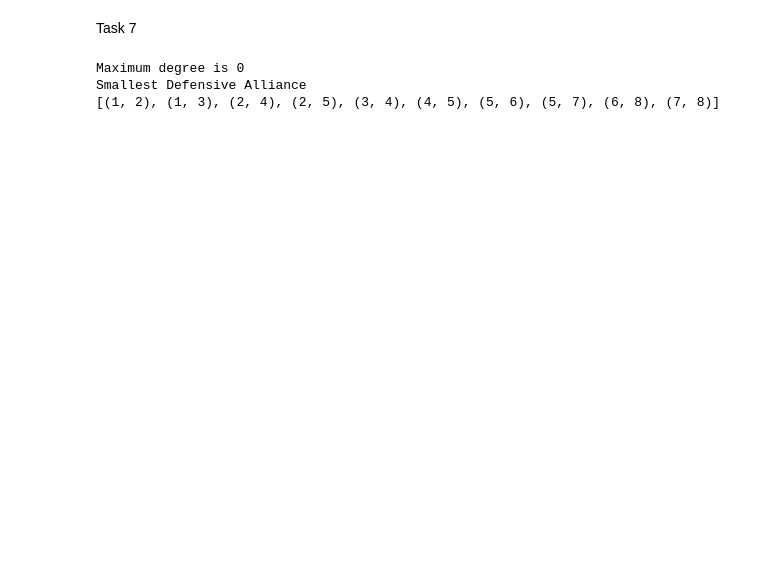
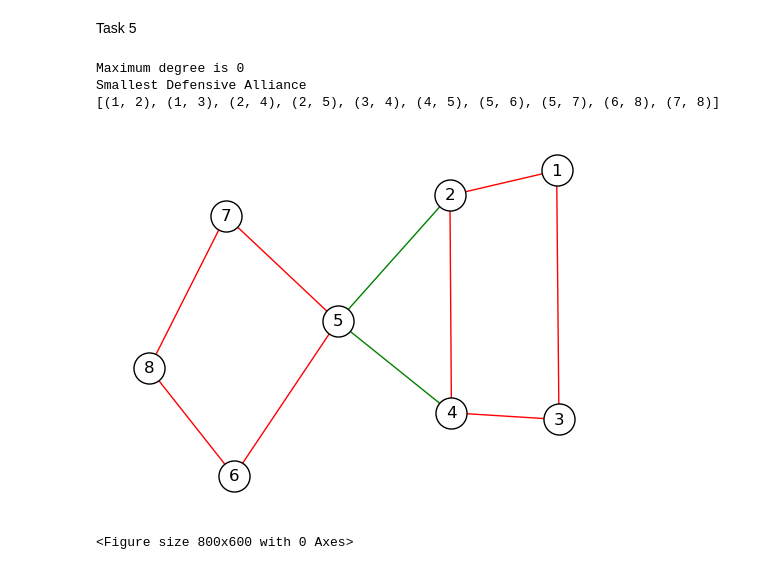
Before and after one commit to vinothvk99/Defensive-Alliance-with-Signed-Graph, a Jupyter notebook: Meeting_2/task_5.ipynb, the cells around one changed output. Drawn from its saved outputs; the diff is of its cells as text; code cells hidden in the pictures; blank space fills up the shorter version.

```diff
--- a/Meeting_2/task_5.ipynb
+++ b/Meeting_2/task_5.ipynb
@@ -1,4 +1,4 @@
 # %% [markdown]
-Task 7
+Task 5
 # %%
 from itertools import combinations
@@ -47,7 +48,6 @@ def compute_max_degrees(graph):
 def check_condition2(s, sbar, pos_count = 0):
     is_check = False
     for s_node in s:
-#         print("checking conditon 2 for s node", s_node)
         if s_node not in asd:
             neg_count = 0
             for sbar_node in sbar:
@@ -56,7 +56,6 @@ def check_condition2(s, sbar, pos_count = 0):
                         if sign == -1:
                             neg_count += 1
             if pos_count + 1 >= neg_count:
-#                 print("condition 2 statisfied")
                 is_check = True
 
     if is_check:
@@ -65,7 +64,6 @@ def check_condition2(s, sbar, pos_count = 0):
 def check_condition1(s):
     is_statisfied = False
     for vertex1 in s:
-#         print("checking conditon 1 for vertex" , vertex1)
         pos_count = 0
         neg_count = 0
         for nei, sign in graph[vertex1]:
@@ -76,12 +74,21 @@ def check_condition1(s):
                     else:
                         neg_count += 1
         if pos_count + 1 >= neg_count:
-#             print("condition 1 statisfied")
             is_statisfied = True
         else:
             is_statisfied = False
             break
     return is_statisfied, pos_count
+
+
+def preparing_edges_to_visualize(file_path):
+    edges = []
+    with open(file_path, "r") as file:
+        for line in file:
+            #u, v, sign = map(int, line.strip().split("\t"))
+            u, v, sign = map(int, re.split(r'\t|\s+', line.strip()))
+            edges.append((u, v, {'sign': sign}))
+    return edges
 # %%
 file_path = r"/Users/mac/Desktop/Desktop/RCS_Signed_Graph/Meeting_2/graph_check/ads_graph_check5.txt"
 
@@ -99,30 +106,66 @@ if max_degree <= 3:
 
     # Generating all 6 combinations
     for i in range(1, len(nodes)):
         if not asd: #if asd list is empty then continue finding asd
             s = list(combinations(nodes, i))
             for combo in s:
                 s = combo
                 sbar = [x for x in nodes if x not in s]
     #             print(s,sbar)
                 if len(s) > 1:
     #                 print("combination length greater 1")
                     is_checked, pos_count = check_condition1(s)
                     if is_checked:
                         check_condition2(s, sbar, pos_count)
                 else:
                     check_condition2(s,sbar)
         else:
             break
 
     if not asd:
         print("There is no Smallest Defensive Alliance for this graph")
     else:
         print("Smallest Defensive Alliance")
         print(asd)
 else:
     print("The maximum degree of this graph is not 3")
+
+
+edges = preparing_edges_to_visualize(file_path)
+
+# Create a signed graph
+signed_graph = nx.Graph()
+signed_graph.add_edges_from(edges)
+
+# Visualization
+pos = nx.spring_layout(signed_graph)
+positive_edges = [(u, v) for u, v, data in signed_graph.edges(data=True) if data['sign'] == 1]
+negative_edges = [(u, v) for u, v, data in signed_graph.edges(data=True) if data['sign'] == -1]
+
+asd_list = list(set(item for sublist in asd for item in sublist))
+
+# Initialize lists for clustering
+clu = [list(filter(lambda x: x in asd_list, list(graph.keys()))), list(filter(lambda x: x not in asd_list, list(graph.keys())))]
+
+# Create a dictionary to map clusters to colors
+all_colors = list(mcolors.CSS4_COLORS.keys())
+random.shuffle(all_colors)
+cluster_colors = {tuple(cluster): all_colors[i % len(all_colors)] for i, cluster in enumerate(clu)}
+
+# for cluster in clu:
+#     color = cluster_colors[tuple(cluster)]
+#     nx.draw_networkx_nodes(signed_graph, pos, nodelist = list(graph.keys()), node_color=color, node_size=500, edgecolors='black', linewidths=1.0)
+nx.draw_networkx_nodes(signed_graph, pos, nodelist = list(graph.keys()), node_color="white", node_size=500, edgecolors='black', linewidths=1.0)
+nx.draw_networkx_edges(signed_graph, pos, edgelist=positive_edges, edge_color='green')
+nx.draw_networkx_edges(signed_graph, pos, edgelist=negative_edges, edge_color='red')
+nx.draw_networkx_labels(signed_graph, pos, font_size=12, font_color='black')
+
+plt.axis('off')
+plt.figure(figsize=(8,6))
+plt.show()
 # %% [output]
 Maximum degree is 0
 Smallest Defensive Alliance
 [(1, 2), (1, 3), (2, 4), (2, 5), (3, 4), (4, 5), (5, 6), (5, 7), (6, 8), (7, 8)]
+[figure, added]
+<Figure size 800x600 with 0 Axes>
```
Also changed, not shown: parts of 2 cells of this notebook, 1 other file.
